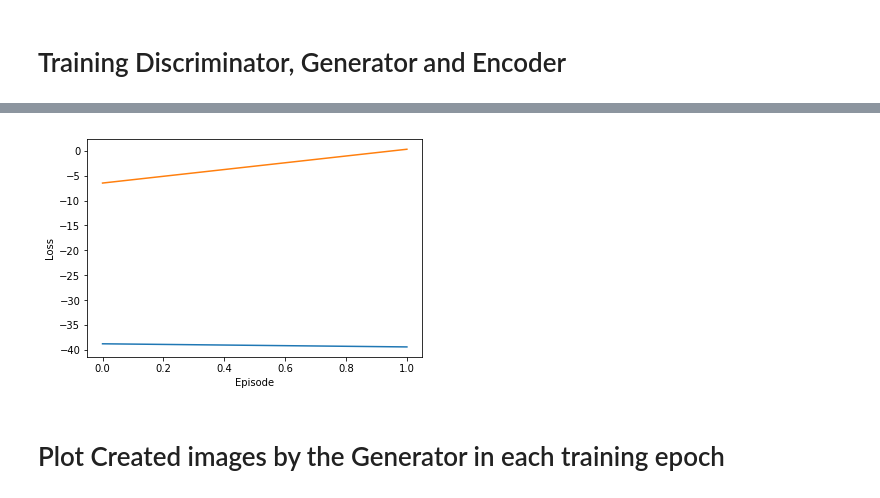
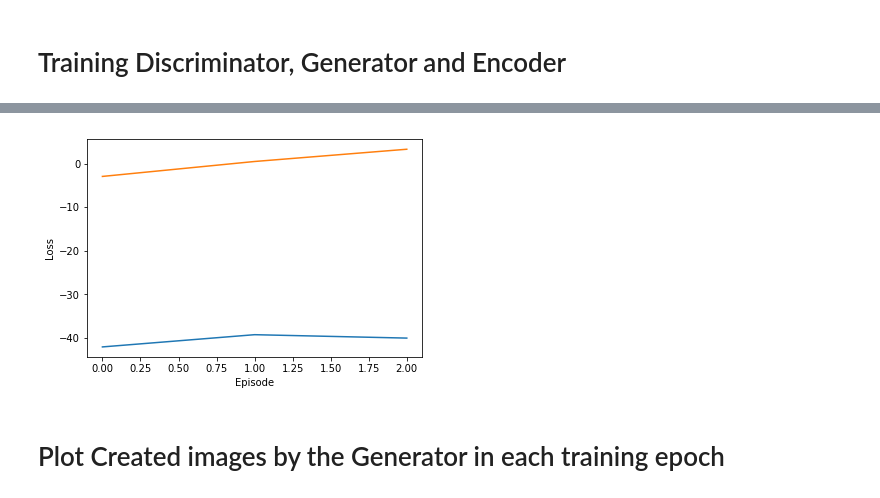
Before and after one commit to BY571/GANs, a Jupyter notebook: clusterGAN.ipynb, the cells around one changed output, grey strips where cells are left out. Saved outputs shown, nothing was run; the diff lists cells and outputs as text; code cells hidden in the pictures.

```diff
--- a/clusterGAN.ipynb
+++ b/clusterGAN.ipynb
@@ -285,7 +282,7 @@ import time
 start_time = time.time()
 #writer = SummaryWriter()
 step = 0
-epochs = 2
+epochs = 3
 overall_loss_d = []
 overall_loss_g = []
 overall_loss_e = []
@@ -368,4 +366,4 @@ Training for 35.38700453440348 min
-[figure, old version]
+[figure, new version]
 # %% [markdown]
 # Plot Created images by the Generator in each training epoch
 # %%
```
Also changed, not shown: parts of 4 cells of this notebook.
